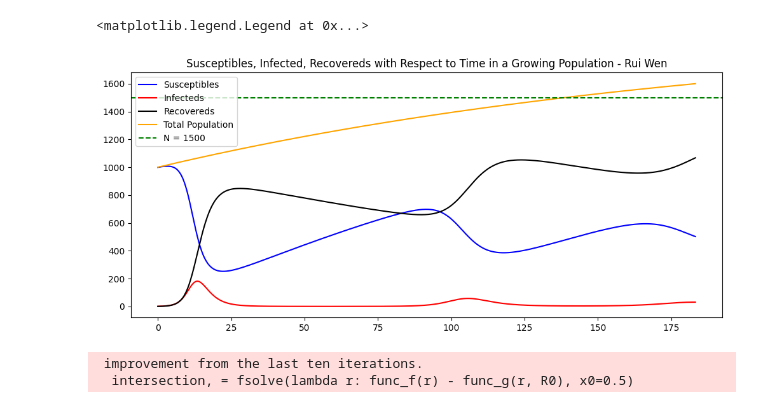
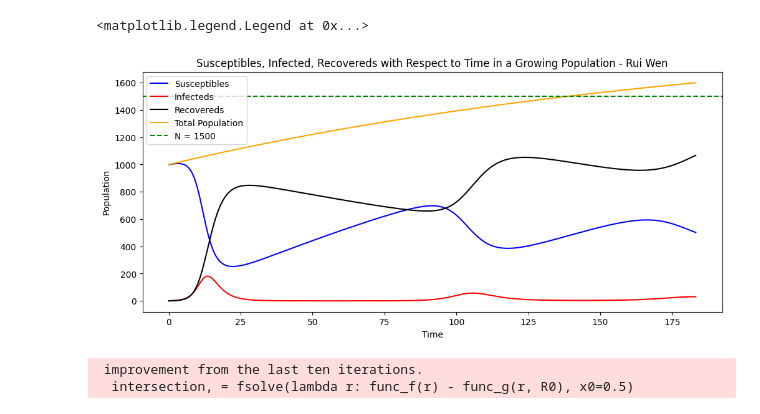
Before and after one commit to Ai-TaSAi/diseases-hw1-code, a Jupyter notebook: HW1_SIRModels.ipynb, the cells around one changed output. Cells and saved outputs as stored; diff of their text form; code cells hidden in the pictures.

```diff
--- a/HW1_SIRModels.ipynb
+++ b/HW1_SIRModels.ipynb
@@ -31,34 +31,36 @@ def SIR_birthdeath(S0,I0,R0, beta, gamma, mu_deaths, mu_births, t_max, stepsize,
             N_arr[idx] = S[idx] + I[idx] + R[idx]
 
         if N_arr[idx] >= N_max:
             return S[:idx + 1], I[:idx + 1], R[:idx + 1], N_arr[:idx + 1], T[:idx + 1]
 
     if (S[-1] + I[-1] + R[-1]) < N_max:
         print ("Increase T Max, insufficient population.")
         return 0, 0, 0, 0, 0
 
     return S, I, R, N_arr, T
 
 # def SIR_birthdeath(S0,I0,R0, beta, gamma, mu_deaths, mu_births, t_max, stepsize):
 
 fig, axs = plt.subplots(nrows=1,ncols=1,figsize=(12,5))
 beta = 1
 gamma = 0.5
 mu_births = 0.01
 mu_deaths = mu_births / 2
 max_t = 500
 
 S, I, R, N, T = SIR_birthdeath(999, 1, 0, beta, gamma, mu_deaths, mu_births, max_t, 0.05, 1600)
 axs.plot(T, S, color='blue', label='Susceptibles')
 axs.plot(T, I, color='red', label='Infecteds')
 axs.plot(T, R, color='black', label='Recovereds')
 axs.plot(T, N, color='orange', label='Total Population')
 axs.axhline(y=1500, color='green', linestyle='dashed', label="N = 1500")
 plt.title("Susceptibles, Infected, Recovereds with Respect to Time in a Growing Population - Rui Wen")
+axs.set_xlabel('Time')
+axs.set_ylabel('Population')
 axs.legend()
 # %% [output]
 <matplotlib.legend.Legend at 0x...>
-[figure, old version]
+[figure, new version]
 # %%
 import numpy as np
 import matplotlib.pyplot as plt
```
Also changed, not shown: parts of 3 cells of this notebook, 1 other file.
